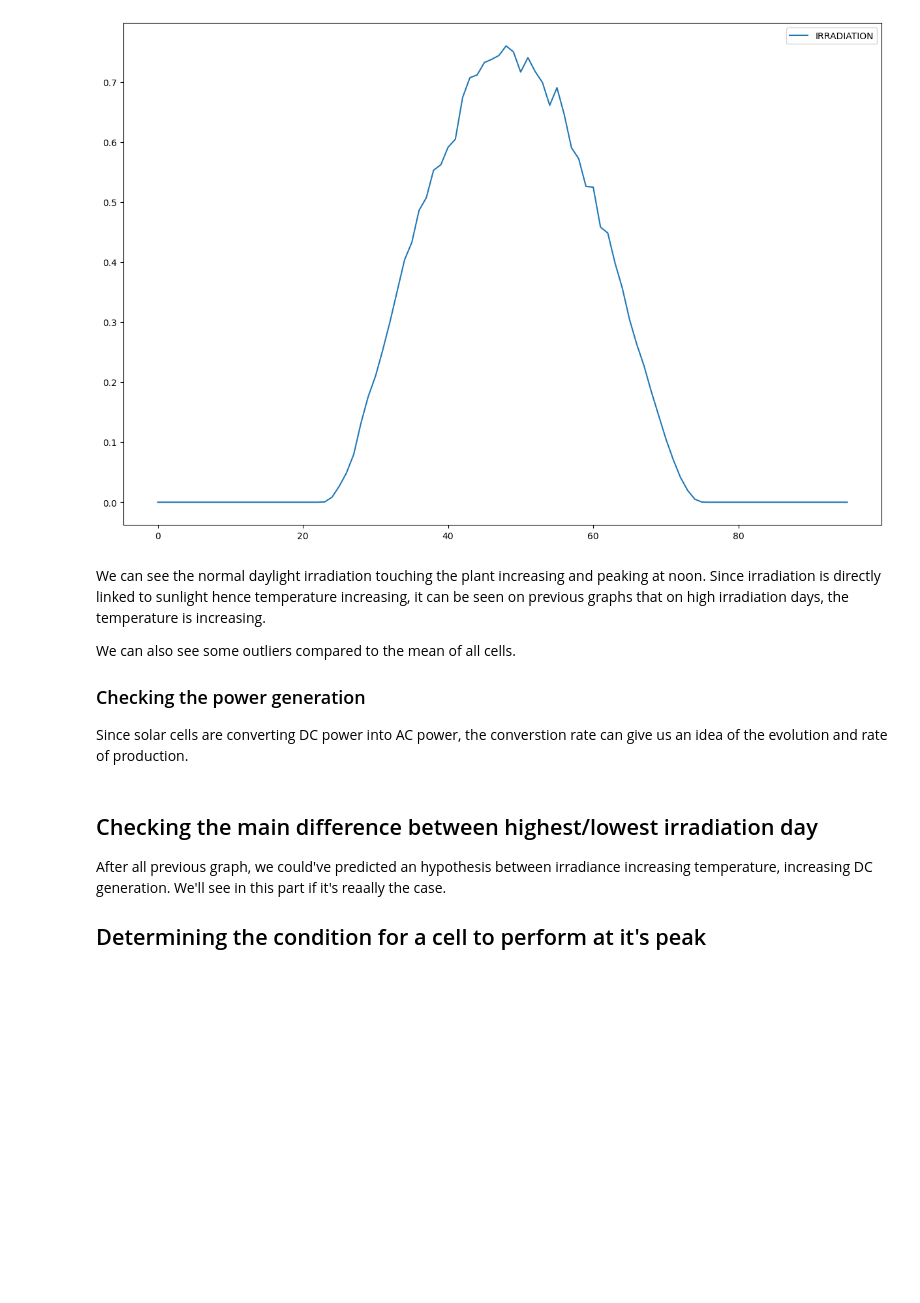
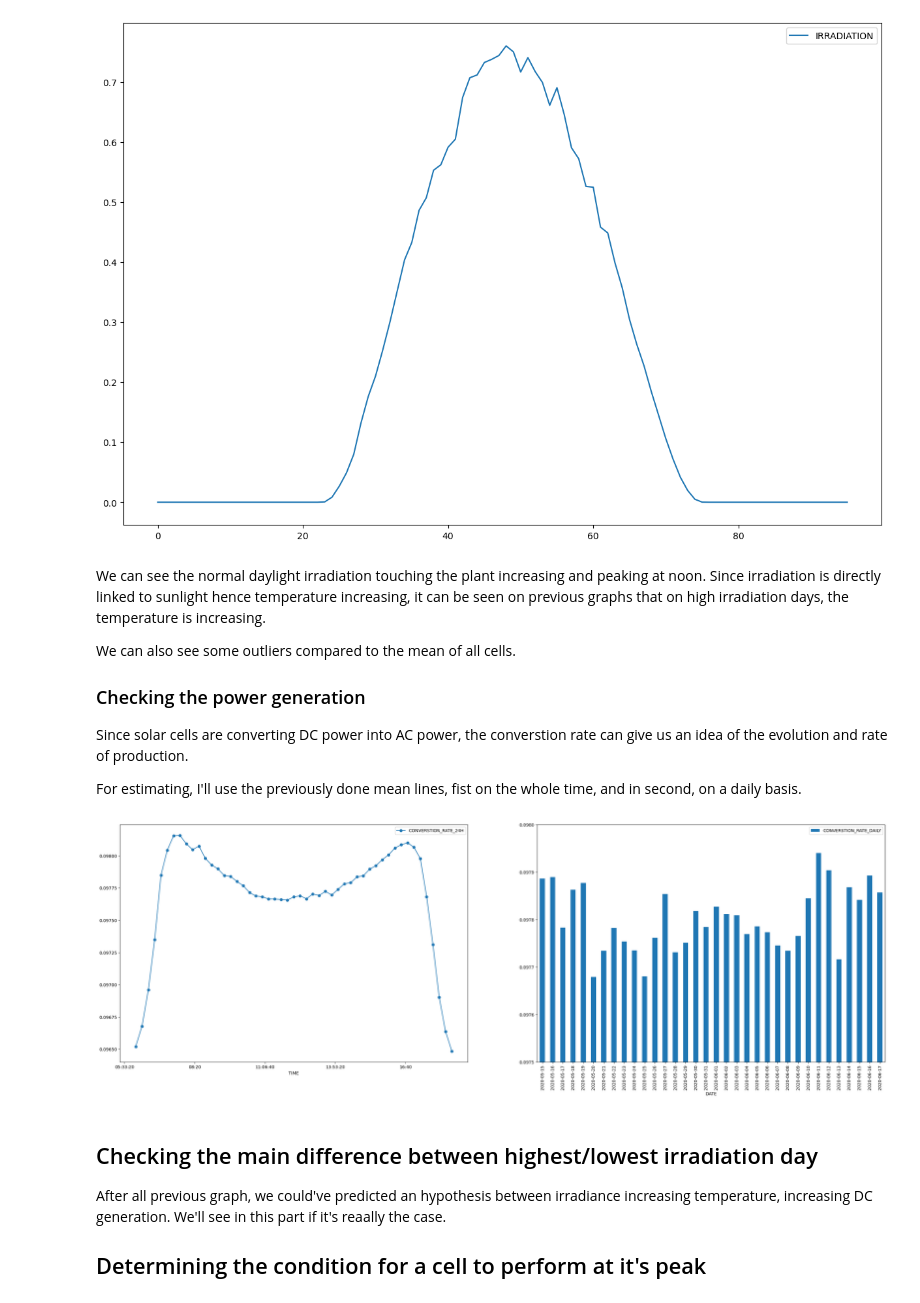
Before and after one commit to antoninchafiol/SolarPW, a Jupyter notebook: EDA.ipynb, the cells around one changed output. Saved outputs shown, nothing was run; the diff lists cells and outputs as text; code cells hidden in the pictures; blank space fills up the shorter version.

Commit message:
[Add] Convertion rate from DC to AC - graph & text

```diff
--- a/EDA.ipynb
+++ b/EDA.ipynb
@@ -151,6 +151,20 @@ We can also see some outliers compared to the mean of all cells.
 ### Checking the power generation
 
 Since solar cells are converting DC power into AC power, the converstion rate can give us an idea of the evolution and rate of production.
+
+For estimating, I'll use the previously done mean lines, fist on the whole time, and in second, on a daily basis.
+# %%
+p1_g_24_meanLine['CONVERSTION_RATE_24H'] = p1_g_24_meanLine['AC_POWER'] / p1_g_24_meanLine['DC_POWER']
+m_date = p1_g_24.groupby("DATE")[['AC_POWER', 'DC_POWER']].mean().reset_index()
+m_date['CONVERSTION_RATE_DAILY'] = m_date['AC_POWER'] / m_date['DC_POWER']
+
+fig, axes = plt.subplots(nrows=1, ncols=2)
+ax = m_date.plot.bar(x='DATE', y='CONVERSTION_RATE_DAILY', ax=axes[1])
+p1_g_24_meanLine.plot(x='TIME', y='CONVERSTION_RATE_24H', style = '-o', ax=axes[0], figsize=(32, 10))
+plt.ylim(0.09750, 0.098)
+plt.show()
+# %% [output]
+[figure, added]
 # %% [markdown]
 ## Checking the main difference between highest/lowest irradiation day
 
```
